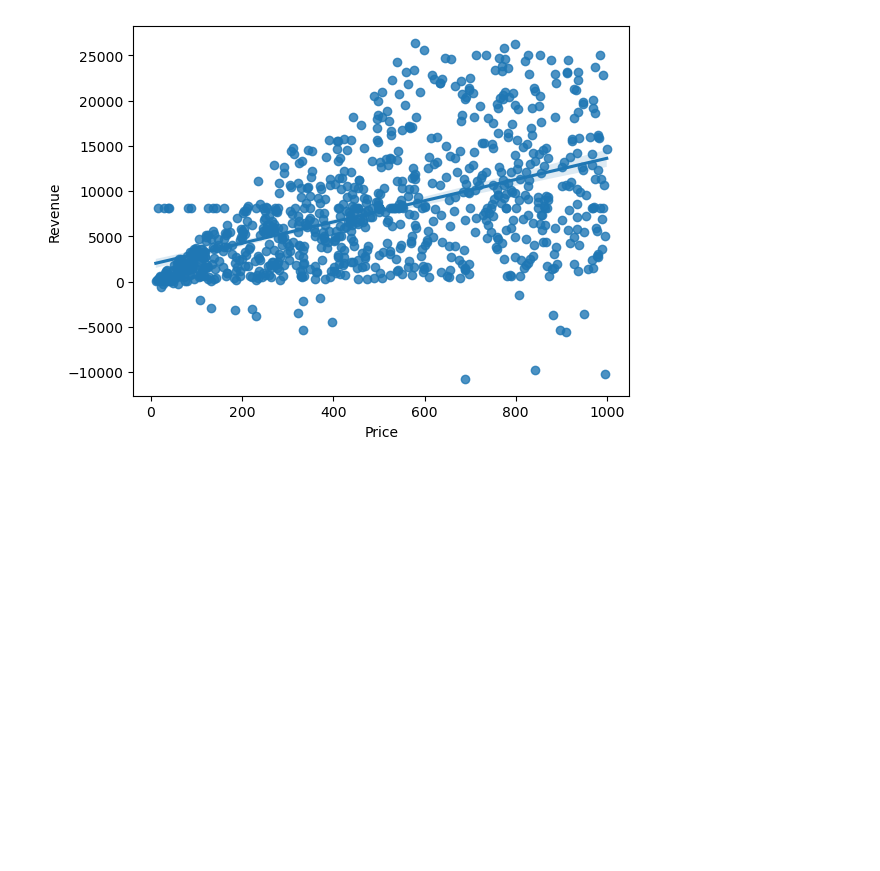
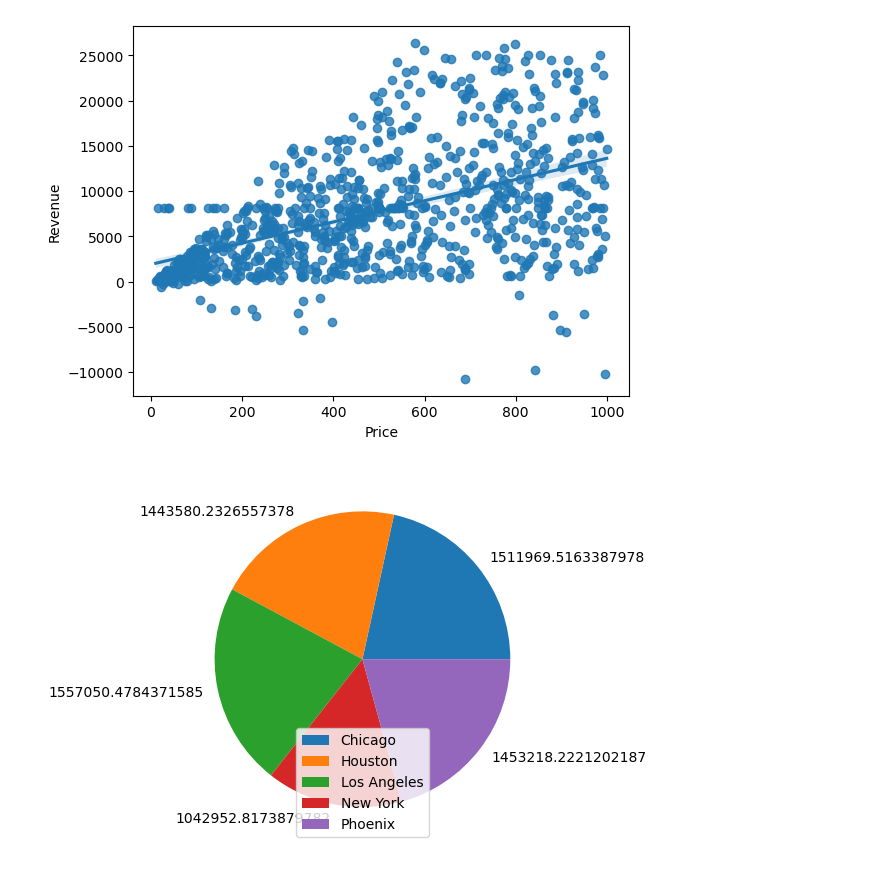
Before and after one commit to HarikaNune82/DSC-Challenges, a Jupyter notebook: Sales Data Challenge.ipynb, the cells around one changed output. Drawn from its saved outputs; the diff is of its cells as text; code cells hidden in the pictures; blank space fills up the shorter version.

```diff
--- a/Sales Data Challenge.ipynb
+++ b/Sales Data Challenge.ipynb
@@ -302,3 +302,9 @@ sns.regplot(x='Price', y='Revenue', data=dataset)
 plt.show()
 # %% [output]
 [figure]
+# %%
+plt.pie(data_gp1['Revenue'], labels=data_gp1['Revenue'])
+plt.legend(data_gp1['City'], loc='lower center')
+plt.show()
+# %% [output]
+[figure, added]
```
Also changed, not shown: parts of 1 cell of this notebook.
